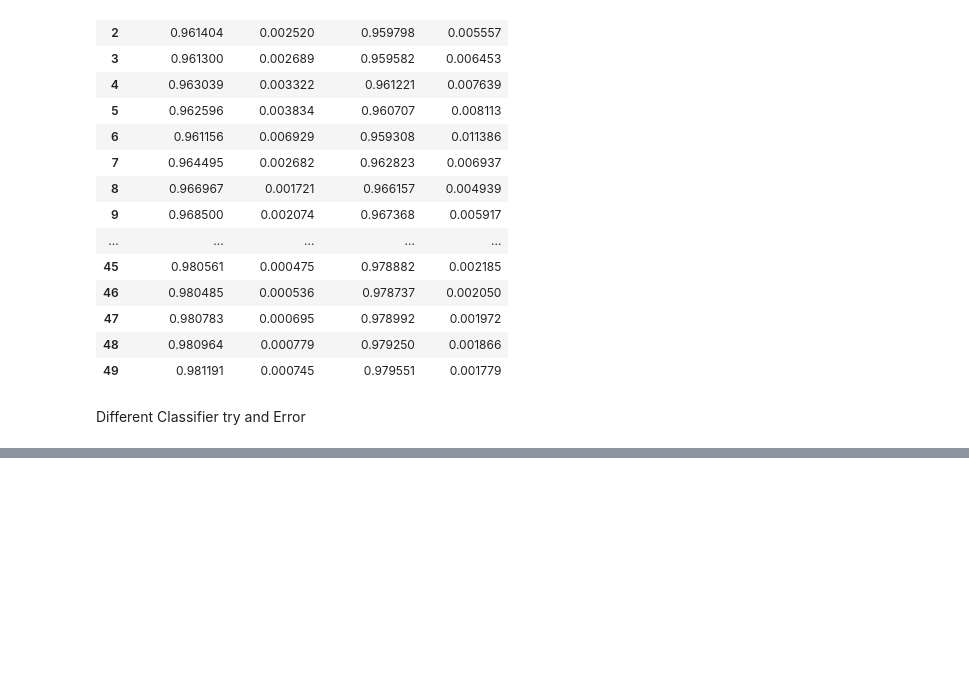
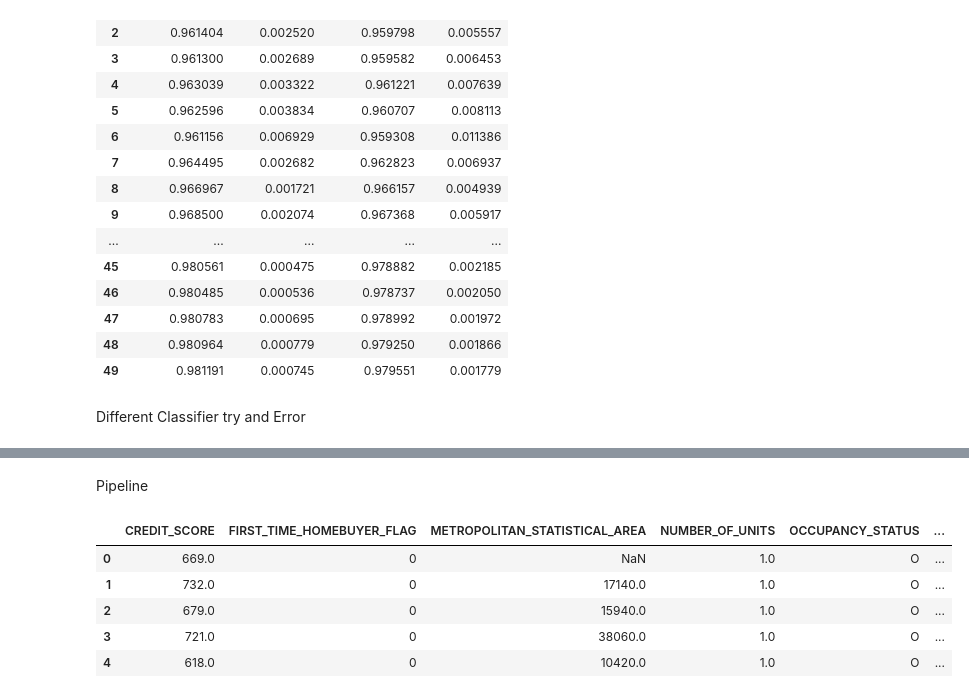
Before and after one commit to Tejasva99/dsProject, a Jupyter notebook: Loan Deliquency/flat/Deliquency_classification.ipynb, the cells around one changed output, grey strips where cells are left out. Cells and saved outputs as stored; diff of their text form; code cells hidden in the pictures; blank space fills up the shorter version.

```diff
--- a/Loan Deliquency/flat/Deliquency_classification.ipynb
+++ b/Loan Deliquency/flat/Deliquency_classification.ipynb
@@ -772,0 +803,2 @@ print(classification_report(y_pred_grid_rf, y_test))
+# %% [markdown]
+Pipeline
@@ -772,0 +810,9 @@ print(classification_report(y_pred_grid_rf, y_test))
+# %%
+df_1.head()
+# %% [output]
+|  | CREDIT_SCORE | FIRST_TIME_HOMEBUYER_FLAG | METROPOLITAN_STATISTICAL_AREA | NUMBER_OF_UNITS | OCCUPANCY_STATUS | ... |
+| 0 | 669.0 | 0 | NaN | 1.0 | O | ... |
+| 1 | 732.0 | 0 | 17140.0 | 1.0 | O | ... |
+| 2 | 679.0 | 0 | 15940.0 | 1.0 | O | ... |
+| 3 | 721.0 | 0 | 38060.0 | 1.0 | O | ... |
+| 4 | 618.0 | 0 | 10420.0 | 1.0 | O | ... |
```
Also changed, not shown: parts of 97 cells of this notebook, 6 other files.
